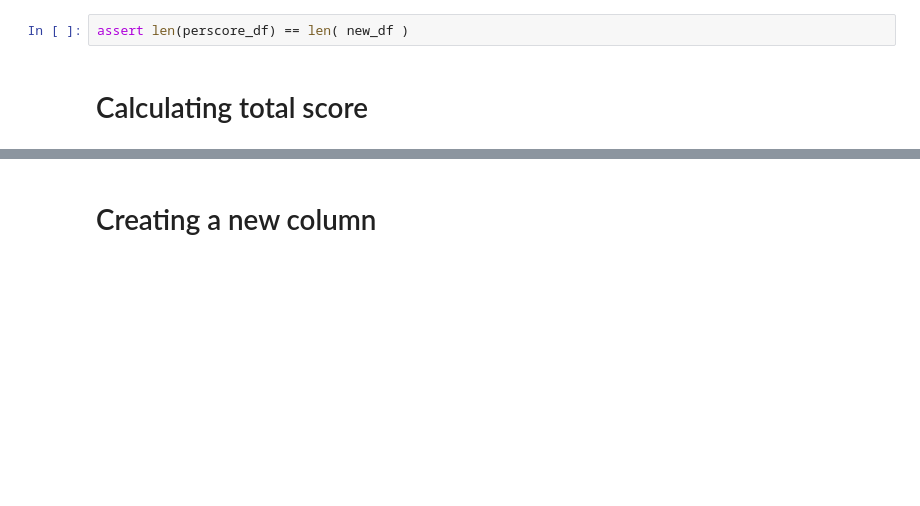
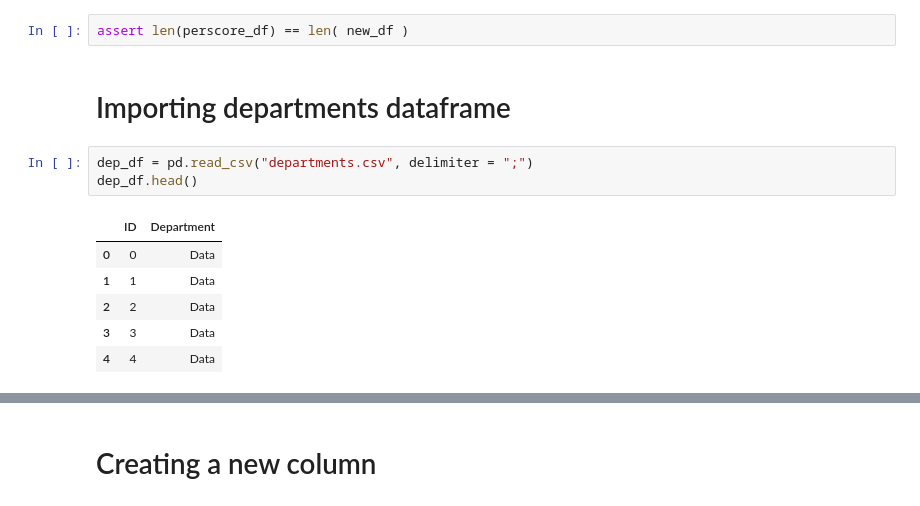
Before and after one commit to rethabilethulo/Data_wrangling, a Jupyter notebook: Data Wrangling.ipynb, the cells around one changed output, grey strips where cells are left out. Cells and saved outputs as stored; diff of their text form; blank space fills up the shorter version.

```diff
--- a/Data Wrangling.ipynb
+++ b/Data Wrangling.ipynb
@@ -126,5 +95,15 @@ else:
 True
 # %%
 assert len(perscore_df) == len( new_df )
-# %% [markdown]
-# Calculating total score
+# %% [markdown]
+# Importing departments dataframe
+# %%
+dep_df = pd.read_csv("departments.csv", delimiter = ";")
+dep_df.head()
+# %% [output]
+|  | ID | Department |
+| 0 | 0 | Data |
+| 1 | 1 | Data |
+| 2 | 2 | Data |
+| 3 | 3 | Data |
+| 4 | 4 | Data |
```
Also changed, not shown: parts of 11 cells of this notebook.
